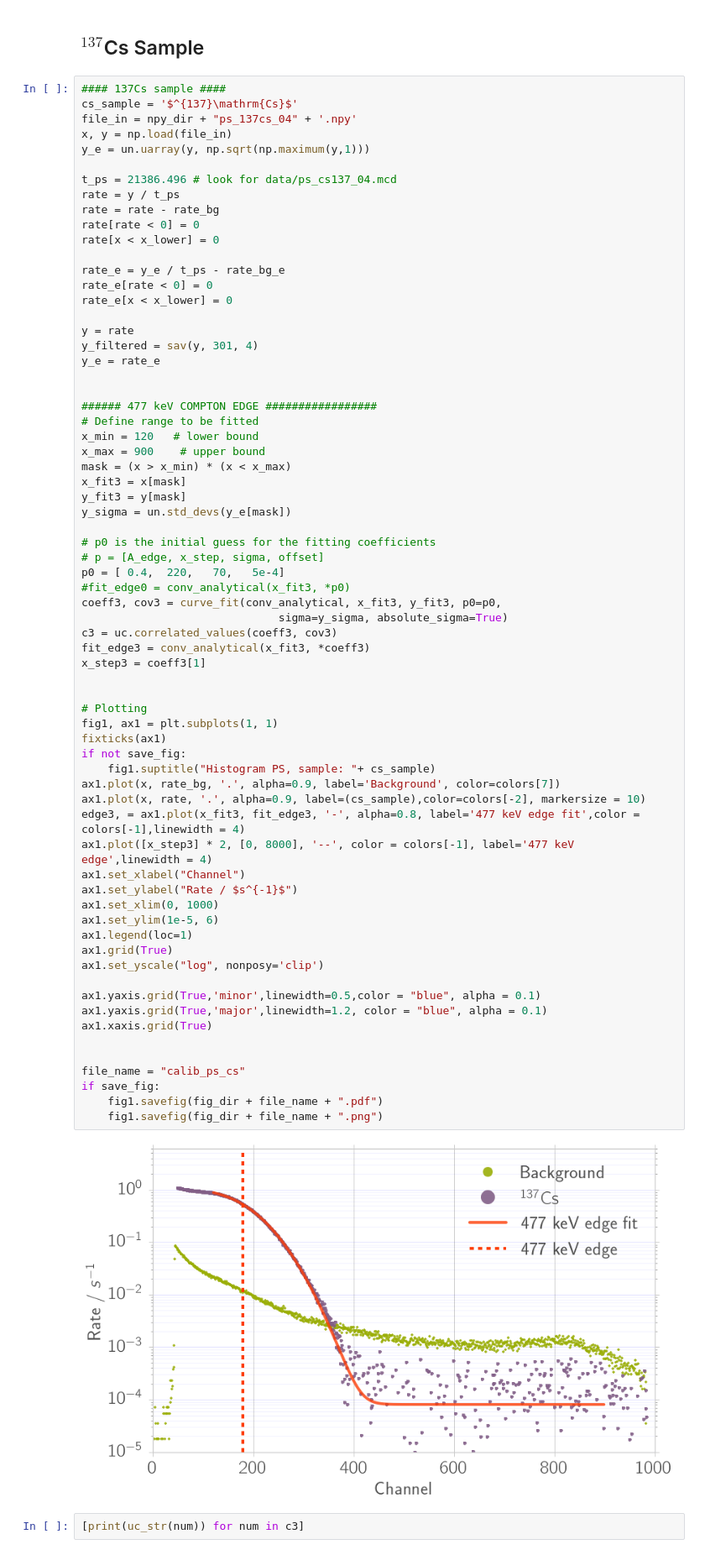
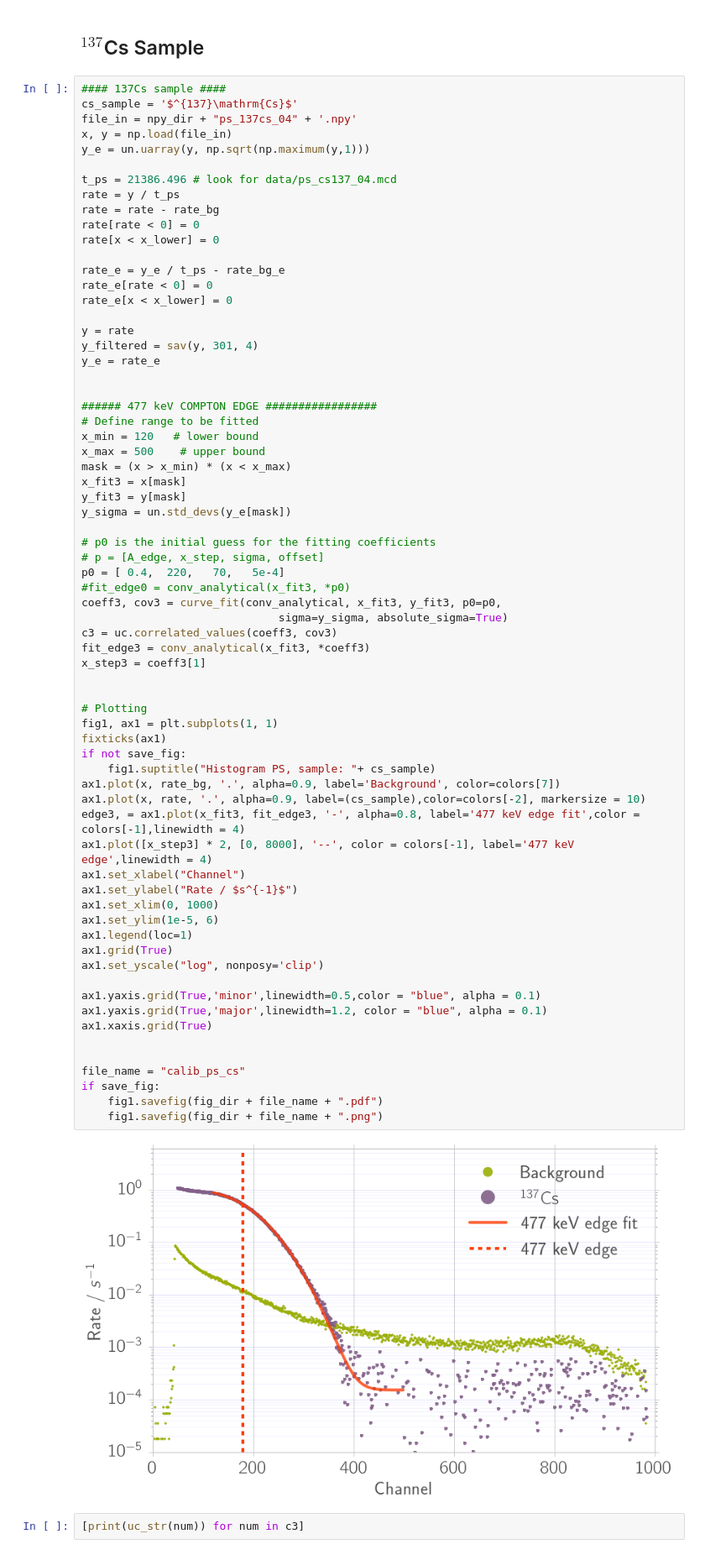
Before and after one commit to Bondzio/fp, a Jupyter notebook: compton/analysis/calibration_ps.ipynb, the cells around one changed output. Shown at 84% size. Drawn from its saved outputs; the diff is of its cells as text.

```diff
--- a/compton/analysis/calibration_ps.ipynb
+++ b/compton/analysis/calibration_ps.ipynb
@@ -271,7 +271,7 @@ y_e = rate_e
 ###### 477 keV COMPTON EDGE #################
 # Define range to be fitted
 x_min = 120   # lower bound
-x_max = 900    # upper bound
+x_max = 500    # upper bound
 mask = (x > x_min) * (x < x_max)
 x_fit3 = x[mask]
 y_fit3 = y[mask]
@@ -288,34 +288,34 @@ fit_edge3 = conv_analytical(x_fit3, *coeff3)
 x_step3 = coeff3[1]
 
 
 # Plotting
 fig1, ax1 = plt.subplots(1, 1)
 fixticks(ax1)
 if not save_fig:
     fig1.suptitle("Histogram PS, sample: "+ cs_sample)
 ax1.plot(x, rate_bg, '.', alpha=0.9, label='Background', color=colors[7])
 ax1.plot(x, rate, '.', alpha=0.9, label=(cs_sample),color=colors[-2], markersize = 10)
 edge3, = ax1.plot(x_fit3, fit_edge3, '-', alpha=0.8, label='477 keV edge fit',color = colors[-1],linewidth = 4)
 ax1.plot([x_step3] * 2, [0, 8000], '--', color = colors[-1], label='477 keV edge',linewidth = 4)
 ax1.set_xlabel("Channel")
 ax1.set_ylabel("Rate / $s^{-1}$")
 ax1.set_xlim(0, 1000)
 ax1.set_ylim(1e-5, 6)
 ax1.legend(loc=1)
 ax1.grid(True)
 ax1.set_yscale("log", nonposy='clip')
 
 ax1.yaxis.grid(True,'minor',linewidth=0.5,color = "blue", alpha = 0.1)
 ax1.yaxis.grid(True,'major',linewidth=1.2, color = "blue", alpha = 0.1)
 ax1.xaxis.grid(True)
 
 
 file_name = "calib_ps_cs"
 if save_fig:
     fig1.savefig(fig_dir + file_name + ".pdf")
     fig1.savefig(fig_dir + file_name + ".png")
 # %% [output]
-[figure, old version]
+[figure, new version]
 # %%
 [print(uc_str(num)) for num in c3]
 # %% [output]
```
Also changed, not shown: 4 other files.
